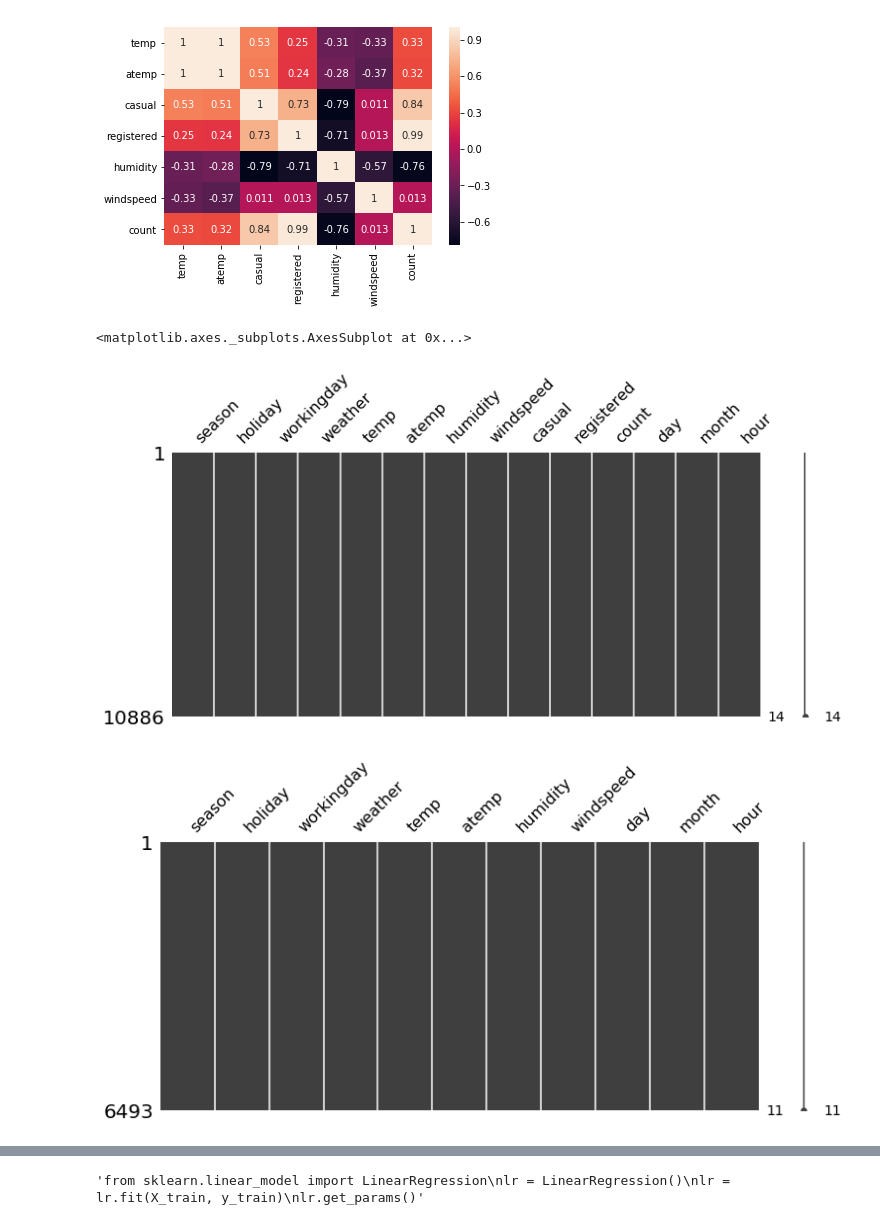
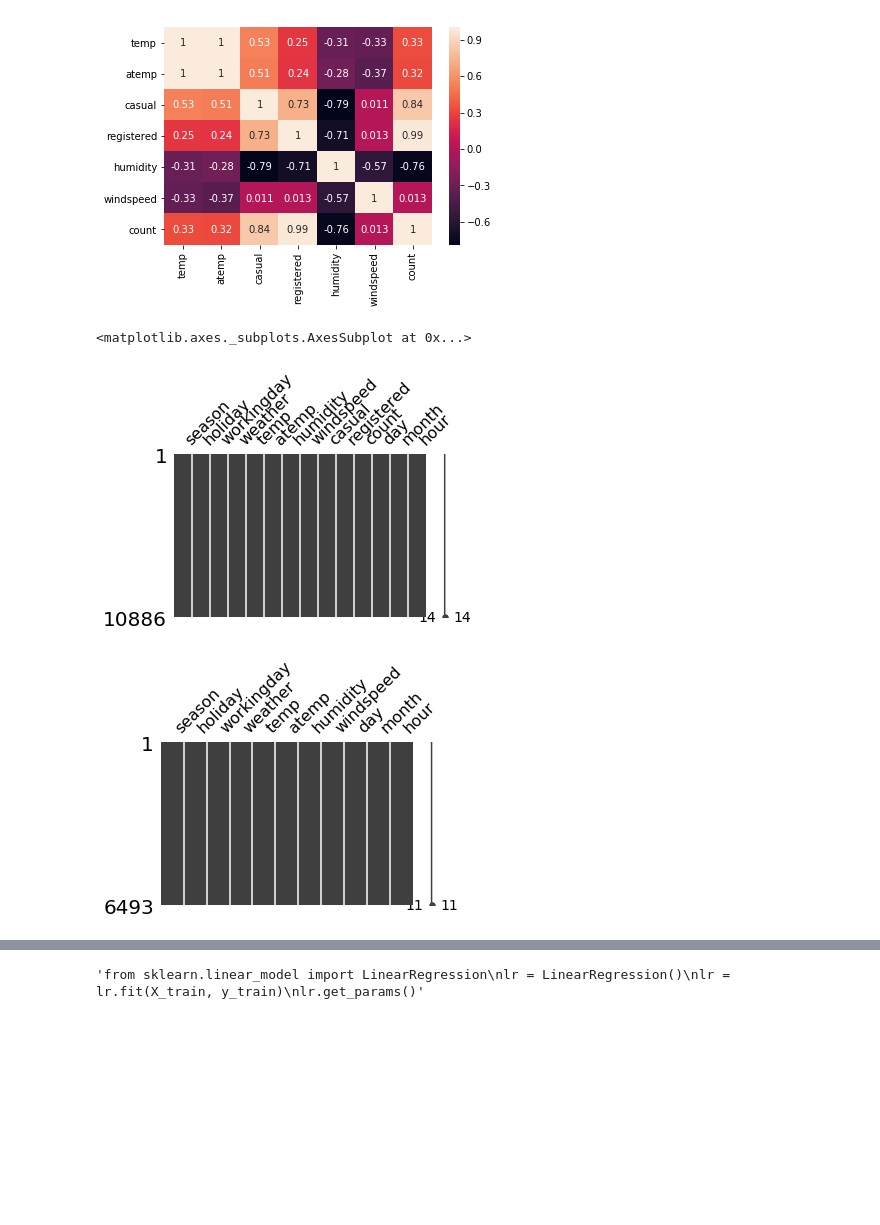
Before and after one commit to NVS16/bikeSharing, a Jupyter notebook: model.ipynb, the cells around one changed output, grey strips where cells are left out. Cells and saved outputs as stored; diff of their text form; code cells hidden in the pictures; blank space fills up the shorter version.

```diff
--- a/model.ipynb
+++ b/model.ipynb
@@ -71,10 +71,10 @@ sns.heatmap(corr,
 [figure]
 # %%
 import missingno as msno
-msno.matrix(data_train,figsize=(12,5))
-msno.matrix(data_test, figsize=(12, 5))
+msno.matrix(data_train,figsize=(5,3))
+msno.matrix(data_test, figsize=(5, 3))
 # %% [output]
 <matplotlib.axes._subplots.AxesSubplot at 0x...>
-[figure, old version]
+[figure, new version]
-[figure, old version]
+[figure, new version]
 # %%
```
Also changed, not shown: parts of 7 cells of this notebook, 1 other file.
